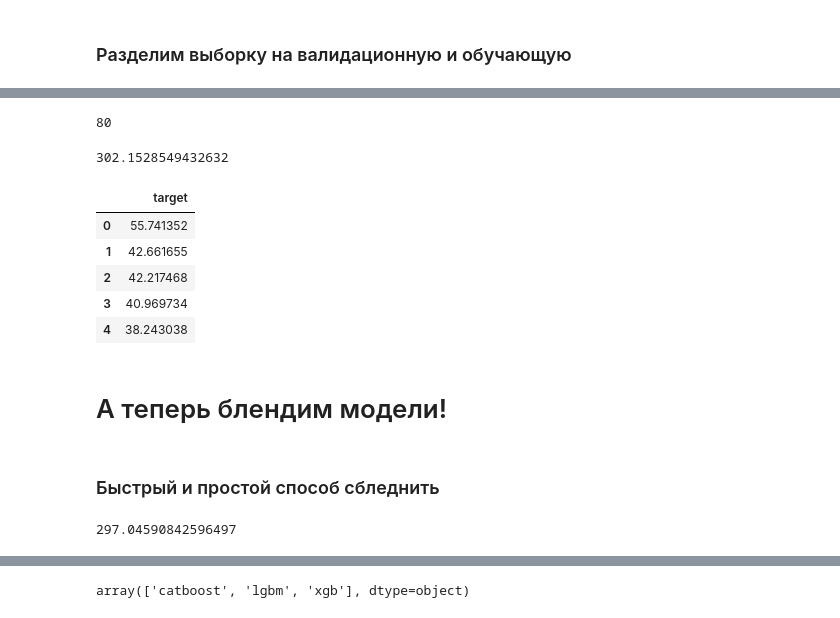
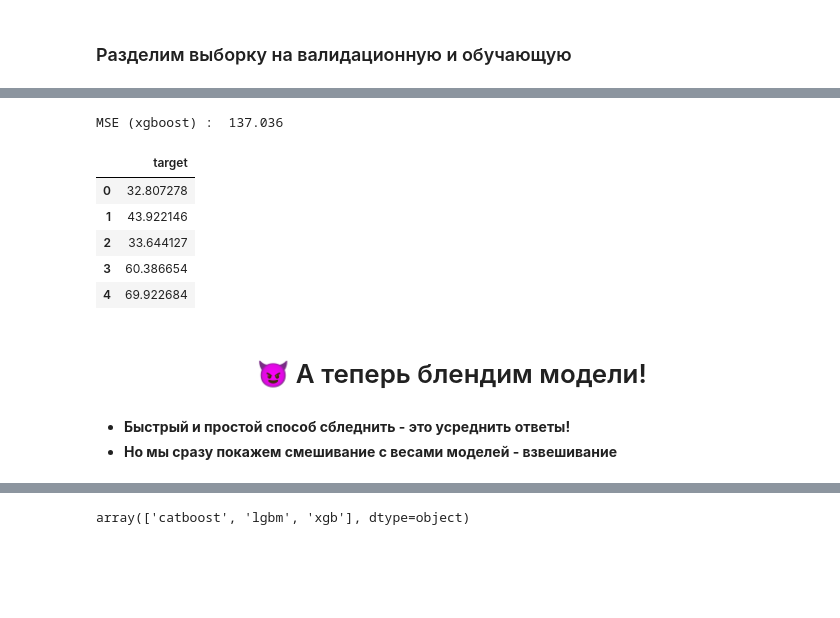
Before and after one commit to a-milenkin/Competitive_Data_Science, a Jupyter notebook: notebooks/6.1 - Blending.ipynb, the cells around one changed output, grey strips where cells are left out. Cells and saved outputs as stored; diff of their text form; code cells hidden in the pictures; blank space fills up the shorter version.

```diff
--- a/notebooks/6.1 - Blending.ipynb
+++ b/notebooks/6.1 - Blending.ipynb
@@ -145,3 +160,9 @@ lgbm_model = lgbm.LGBMRegressor(**params_lgbm)
 # %%
-lgbm_model.fit(X_train, y_train, eval_set=(X_val, y_val), early_stopping_rounds=100, verbose=25)
+lgbm_model.fit(
+    X_train,
+    y_train,
+    eval_set=(X_val, y_val),
+    early_stopping_rounds=100,
+    verbose=150,
+)
 # %% [output]
@@ -183,9 +207,17 @@ X_train.shape
 # %%
 params_xgb = {
-    'eta': 0.05,
-    'max_depth': 5,
-    'subsample': 0.7,
-    'colsample_bytree': 0.7,
-    # 'objective': 'reg:linear',
-    # 'eval_metric': 'accuracy'
+    "eta": 0.05,
+    "max_depth": 5,
+    "subsample": 0.7,
+    "colsample_bytree": 0.7,
+    'gamma': .01,
+    'reg_lambda' : 0.1,
+    'reg_alpha' : 0.5,
+    "objective": "reg:linear",
+    "eval_metric": "mae",
+    'tree_method' : 'hist', # Supported tree methods for cat fs are `gpu_hist`, `approx`, and `hist`.
+    'enable_categorical' : True
+
 }
+
+xgb_model = xgb.XGBRegressor(**params_xgb)
@@ -194,3 +224,10 @@ xgb_model = xgb.XGBRegressor(**params_xgb)
 # %%
-xgb_model.fit(X_train, y_train, eval_set=[(X_train, y_train), (X_val, y_val)], early_stopping_rounds=100, verbose=25)
+xgb_model.fit(
+    X_train,
+    y_train,
+    eval_set=[(X_train, y_train), (X_val, y_val)],
+    early_stopping_rounds=100,
+    verbose=25,
+)
+print('best_iteration', xgb_model.best_iteration)
 # %% [output]
@@ -213,31 +241,20 @@ XGBRegressor(base_score=None, booster=None, callbacks=None,
-# %%
-xgb_model.best_iteration
-# %% [output]
-80
 # %%
-mean_squared_error(xgb_model.predict(X_val), y_val)
+print('MSE (xgboost) : ', mean_squared_error(xgb_model.predict(X_val), y_val).round(3))
 # %% [output]
-302.1528549432632
+MSE (xgboost) :  137.036
 # %%
-submit = pd.DataFrame({'target': xgb_model.predict(X_val).reshape(-1)})
-submit.to_csv('../data/blending/regression/xgb_preds.csv', index=False)
+submit = pd.DataFrame({"target": xgb_model.predict(X_val).reshape(-1)})
+submit.to_csv("../tmp_data/xgb_preds.csv", index=False)
 submit.head()
 # %% [output]
 |  | target |
-| 0 | 55.741352 |
-| 1 | 42.661655 |
-| 2 | 42.217468 |
-| 3 | 40.969734 |
-| 4 | 38.243038 |
+| 0 | 32.807278 |
+| 1 | 43.922146 |
+| 2 | 33.644127 |
+| 3 | 60.386654 |
+| 4 | 69.922684 |
 # %% [markdown]
-# А теперь блендим модели!
+# <center> 😈 А теперь блендим модели!
 # %% [markdown]
-### Быстрый и простой способ сбледнить
+* __Быстрый и простой способ сбледнить - это усреднить ответы!__ <br>
+* __Но мы сразу покажем смешивание с весами моделей - взвешивание__
-# %%
-#
-ensemble = pd.read_csv('../data/blending/regression/catboost_preds.csv')['target'] * 0.5 + \
-           pd.read_csv('../data/blending/regression/xgb_preds.csv')['target'] * 0.25 + \
-           pd.read_csv('../data/blending/regression/lgbm_preds.csv')['target'] * 0.25
-mean_squared_error(ensemble, y_val)
-# %% [output]
-297.04590842596497
```
Also changed, not shown: parts of 49 cells of this notebook, 28 other files.
